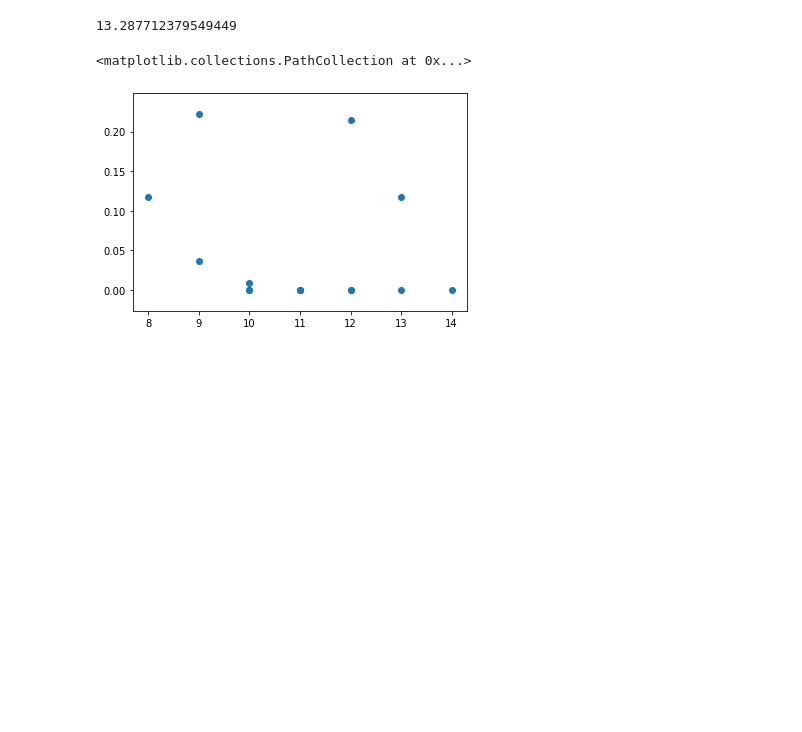
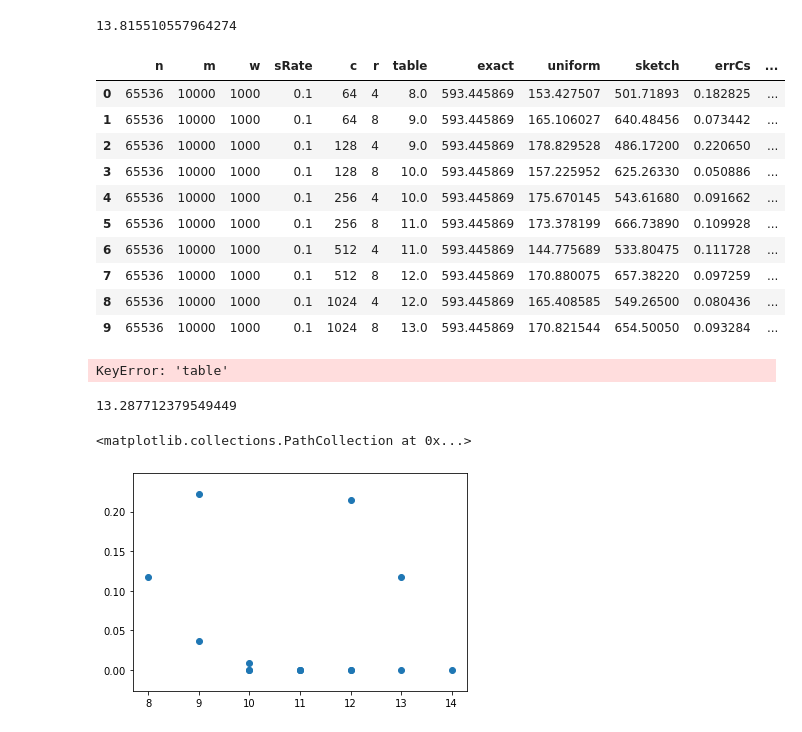
Before and after one commit to ViskaWei/SWindow, a Jupyter notebook: nb/eval_norms.ipynb, the cells around one changed output. Drawn from its saved outputs; the diff is of its cells as text; code cells hidden in the pictures; blank space fills up the shorter version.

```diff
--- a/nb/eval_norms.ipynb
+++ b/nb/eval_norms.ipynb
@@ -26,0 +67,18 @@ out2 = get_pd('trff_sport__csLoop_1010_23:58.csv')
+# %%
+np.log(10000/0.01)
+# %% [output]
+13.815510557964274
+# %%
+out2
+# %% [output]
+|  | n | m | w | sRate | c | r | table | exact | uniform | sketch | errCs | ... |
+| 0 | 65536 | 10000 | 1000 | 0.1 | 64 | 4 | 8.0 | 593.445869 | 153.427507 | 501.71893 | 0.182825 | ... |
+| 1 | 65536 | 10000 | 1000 | 0.1 | 64 | 8 | 9.0 | 593.445869 | 165.106027 | 640.48456 | 0.073442 | ... |
+| 2 | 65536 | 10000 | 1000 | 0.1 | 128 | 4 | 9.0 | 593.445869 | 178.829528 | 486.17200 | 0.220650 | ... |
+| 3 | 65536 | 10000 | 1000 | 0.1 | 128 | 8 | 10.0 | 593.445869 | 157.225952 | 625.26330 | 0.050886 | ... |
+| 4 | 65536 | 10000 | 1000 | 0.1 | 256 | 4 | 10.0 | 593.445869 | 175.670145 | 543.61680 | 0.091662 | ... |
+| 5 | 65536 | 10000 | 1000 | 0.1 | 256 | 8 | 11.0 | 593.445869 | 173.378199 | 666.73890 | 0.109928 | ... |
+| 6 | 65536 | 10000 | 1000 | 0.1 | 512 | 4 | 11.0 | 593.445869 | 144.775689 | 533.80475 | 0.111728 | ... |
+| 7 | 65536 | 10000 | 1000 | 0.1 | 512 | 8 | 12.0 | 593.445869 | 170.880075 | 657.38220 | 0.097259 | ... |
+| 8 | 65536 | 10000 | 1000 | 0.1 | 1024 | 4 | 12.0 | 593.445869 | 165.408585 | 549.26500 | 0.080436 | ... |
+| 9 | 65536 | 10000 | 1000 | 0.1 | 1024 | 8 | 13.0 | 593.445869 | 170.821544 | 654.50050 | 0.093284 | ... |
@@ -27,3 +95,7 @@ out2 = get_pd('trff_sport__csLoop_1010_23:58.csv')
+# %%
+plot_size_error(out)
+# %% [output]
+KeyError: 'table'
 # %%
 np.log2(10000)
 # %% [output]
```
Also changed, not shown: parts of 12 cells of this notebook, 11 other files.
